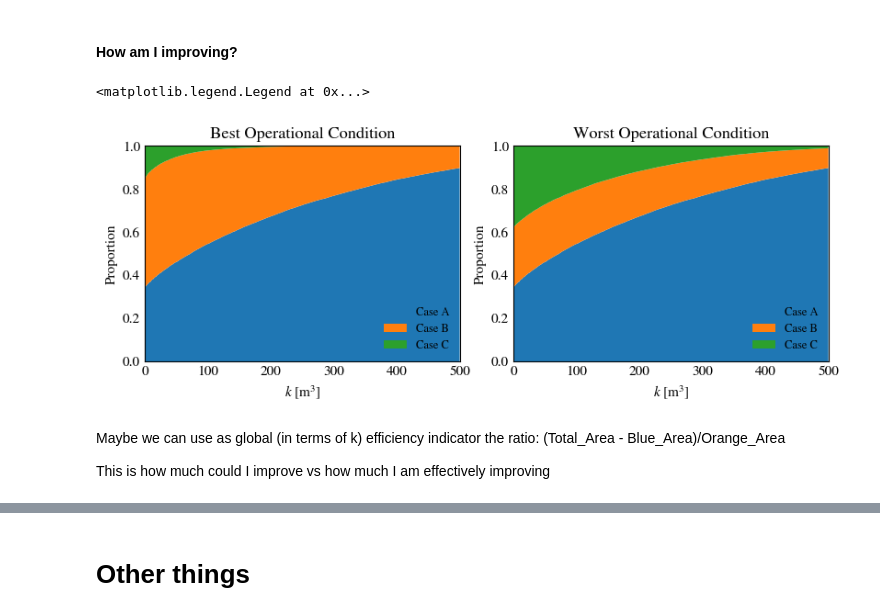
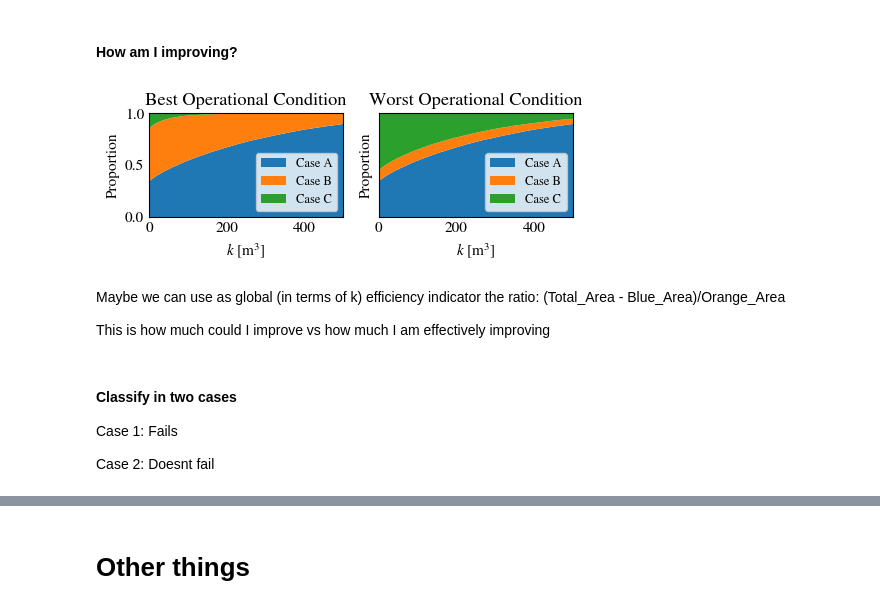
Before and after one commit to rlsandovalp/operational_picture, a Jupyter notebook: Galbiate/operational_analysis.ipynb, the cells around one changed output, grey strips where cells are left out. Saved outputs shown, nothing was run; the diff lists cells and outputs as text; code cells hidden in the pictures.

```diff
--- a/Galbiate/operational_analysis.ipynb
+++ b/Galbiate/operational_analysis.ipynb
@@ -732,8 +742,8 @@ Case B: Longer rainfall events tend to produce floodings of higher magnitude. Ha
 K = np.linspace(1, 500, 500)
 
 current_data = np.loadtxt('output/results_stochastic_current_operational.csv', delimiter=',')[:,4]
-operative_data_best = np.loadtxt('output/results_stochastic00.csv', delimiter=',')[:, 9]
-operative_data_worst = np.loadtxt('output/results_stochastic00.csv', delimiter=',')[:, 4]
+operative_data_best = np.loadtxt('output/results_stochastic00.csv', delimiter=',')[:, 27]
+operative_data_worst = np.loadtxt('output/results_stochastic00.csv', delimiter=',')[:, 17]
 
 stochastic_quantities = np.loadtxt('output/results_stochastic00.csv', delimiter=',')[:, :4]
 
@@ -763,26 +773,38 @@ for n_k, k in enumerate(K):
     space_k_vs_proportion[1, 1, n_k] = np.sum(B)/len(B)
     space_k_vs_proportion[1, 2, n_k] = np.sum(C)/len(C)
 # %%
-fig, ax = plt.subplots(1, 2, figsize=(8, 3))
+plt.style.use('stylesheet.mpltstyle')
+
+fig, ax = plt.subplots(1, 2, figsize=(5, 2), sharey=True)
 ax[0].stackplot(K, space_k_vs_proportion[0,:,:], labels=['Case A', 'Case B', 'Case C'])
 ax[0].set_xlim(0, 500)
 ax[0].set_ylim(0, 1)
 ax[0].set_xlabel('$k$ [m$^3$]')
 ax[0].set_ylabel('Proportion')
 ax[0].set_title('Best Operational Condition')
 ax[0].legend(loc = 4)
 
 ax[1].stackplot(K, space_k_vs_proportion[1,:,:], labels=['Case A', 'Case B', 'Case C'])
 ax[1].set_xlim(0, 500)
 ax[1].set_ylim(0, 1)
 ax[1].set_xlabel('$k$ [m$^3$]')
 ax[1].set_ylabel('Proportion')
 ax[1].set_title('Worst Operational Condition')
 ax[1].legend(loc = 4)
+
+plt.tight_layout()
+
+plt.savefig('Figures_paper/efficiency_proportion.png', dpi=200, bbox_inches='tight')
+plt.savefig('Figures_paper/efficiency_proportion.pdf')
 # %% [output]
-<matplotlib.legend.Legend at 0x...>
-[figure, old version]
+[figure, new version]
 # %% [markdown]
 Maybe we can use as global (in terms of k) efficiency indicator the ratio:   (Total_Area - Blue_Area)/Orange_Area
 
 This is how much could I improve vs how much I am effectively improving
+# %% [markdown]
+#### Classify in two cases
+
+Case 1: Fails
+
+Case 2: Doesnt fail
```
Also changed, not shown: parts of 5 cells of this notebook, 11 other files.
